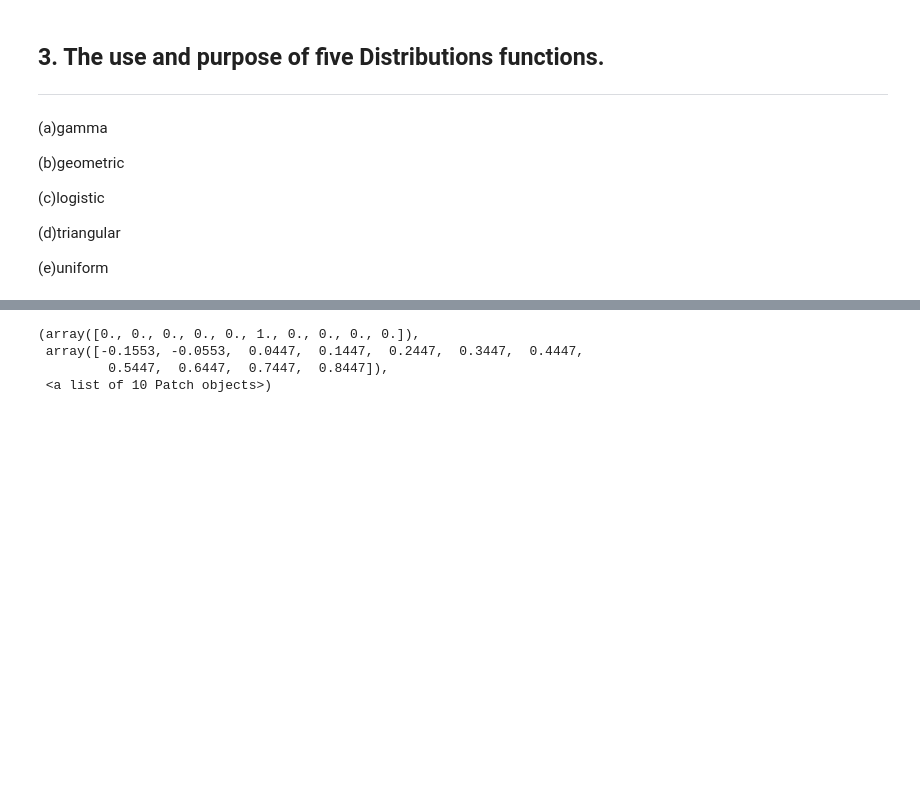
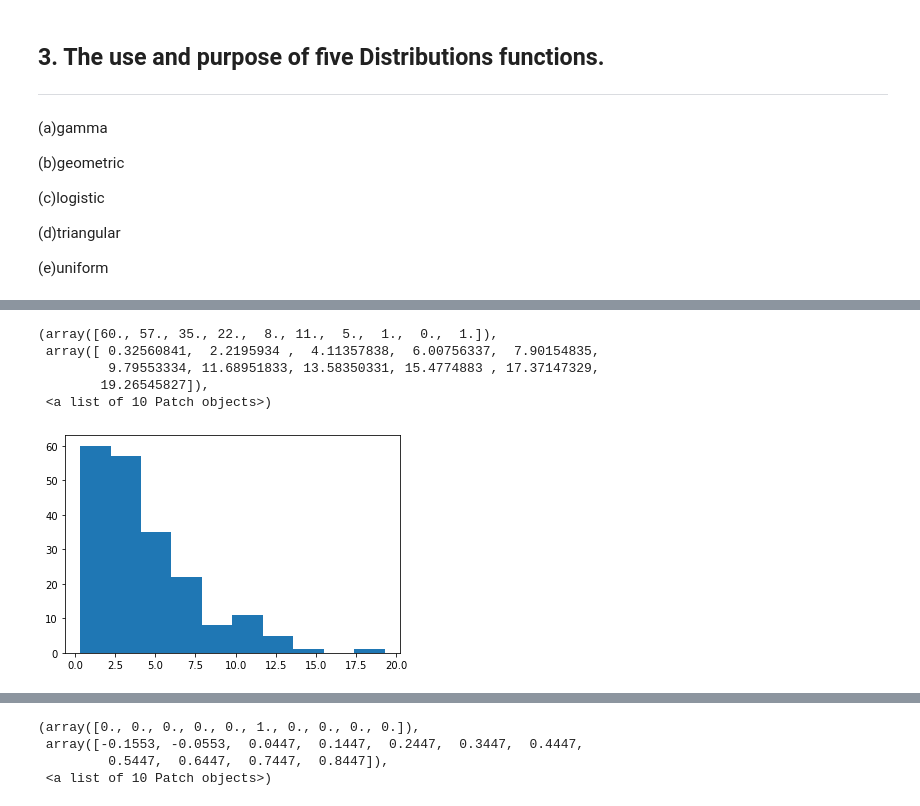
Before and after one commit to adrianberski/G00387825-gmit.ie---Adrian-Berski, a Jupyter notebook: Programming_ for_ Data_Analysis/Assignment_1/numpy-randomPackage_G00387825.ipynb, the cells around one changed output, grey strips where cells are left out. Saved outputs shown, nothing was run; the diff lists cells and outputs as text; code cells hidden in the pictures; blank space fills up the shorter version.

```diff
--- a/Programming_ for_ Data_Analysis/Assignment_1/numpy-randomPackage_G00387825.ipynb
+++ b/Programming_ for_ Data_Analysis/Assignment_1/numpy-randomPackage_G00387825.ipynb
@@ -442,0 +448,12 @@ plt.hist(arr)
+# %%
+shape, scale = 2., 2.  # mean=4, std=2*sqrt(2)
+s = np.random.default_rng().gamma(shape, scale, 200)
+s
+plt.hist(s)
+# %% [output]
+(array([60., 57., 35., 22.,  8., 11.,  5.,  1.,  0.,  1.]),
+ array([ 0.32560841,  2.2195934 ,  4.11357838,  6.00756337,  7.90154835,
+         9.79553334, 11.68951833, 13.58350331, 15.4774883 , 17.37147329,
+        19.26545827]),
+ <a list of 10 Patch objects>)
+[figure, added]
```
Also changed, not shown: parts of 24 cells of this notebook.
